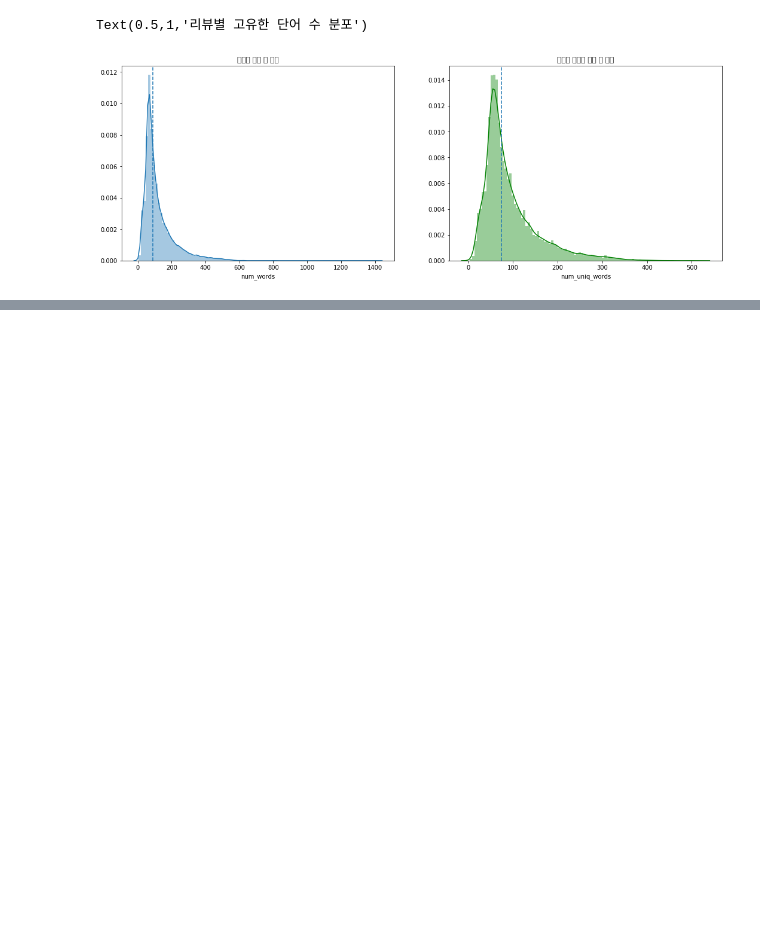
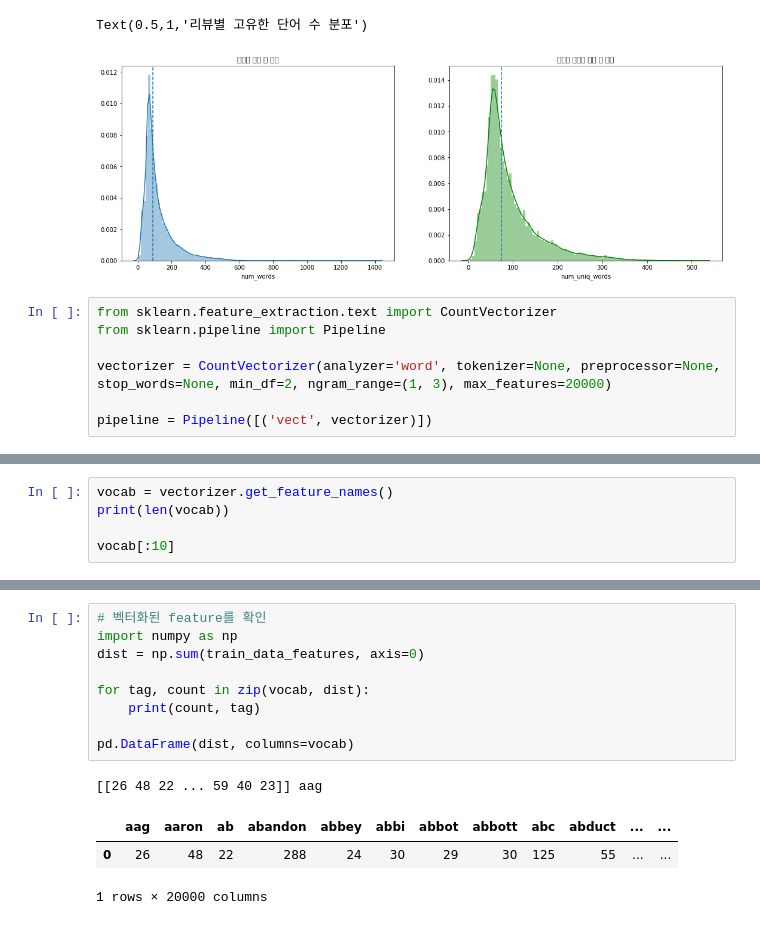
Before and after one commit to JWWon/nlp-study, a Jupyter notebook: lecture01/Pandas NLP.ipynb, the cells around one changed output, grey strips where cells are left out. Saved outputs shown, nothing was run; the diff lists cells and outputs as text; blank space fills up the shorter version.

```diff
--- a/lecture01/Pandas NLP.ipynb
+++ b/lecture01/Pandas NLP.ipynb
@@ -243,3 +243,10 @@ axes[1].set_title('리뷰별 고유한 단어 수 분포')
 리뷰별 고유 단어 중간 값 74.0
 Text(0.5,1,'리뷰별 고유한 단어 수 분포')
 [figure]
+# %%
+from sklearn.feature_extraction.text import CountVectorizer
+from sklearn.pipeline import Pipeline
+
+vectorizer = CountVectorizer(analyzer='word', tokenizer=None, preprocessor=None, stop_words=None, min_df=2, ngram_range=(1, 3), max_features=20000)
+
+pipeline = Pipeline([('vect', vectorizer)])
@@ -245,0 +261,5 @@ Text(0.5,1,'리뷰별 고유한 단어 수 분포')
+# %%
+vocab = vectorizer.get_feature_names()
+print(len(vocab))
+
+vocab[:10]
@@ -245,0 +278,14 @@ Text(0.5,1,'리뷰별 고유한 단어 수 분포')
+# %%
+# 벡터화된 feature를 확인
+import numpy as np
+dist = np.sum(train_data_features, axis=0)
+
+for tag, count in zip(vocab, dist):
+    print(count, tag)
+
+pd.DataFrame(dist, columns=vocab)
+# %% [output]
+[[26 48 22 ... 59 40 23]] aag
+|  | aag | aaron | ab | abandon | abbey | abbi | abbot | abbott | abc | abduct | ... | ... |
+| 0 | 26 | 48 | 22 | 288 | 24 | 30 | 29 | 30 | 125 | 55 | ... | ... |
+1 rows × 20000 columns
```
Also changed, not shown: parts of 3 cells of this notebook, 2 other files.
